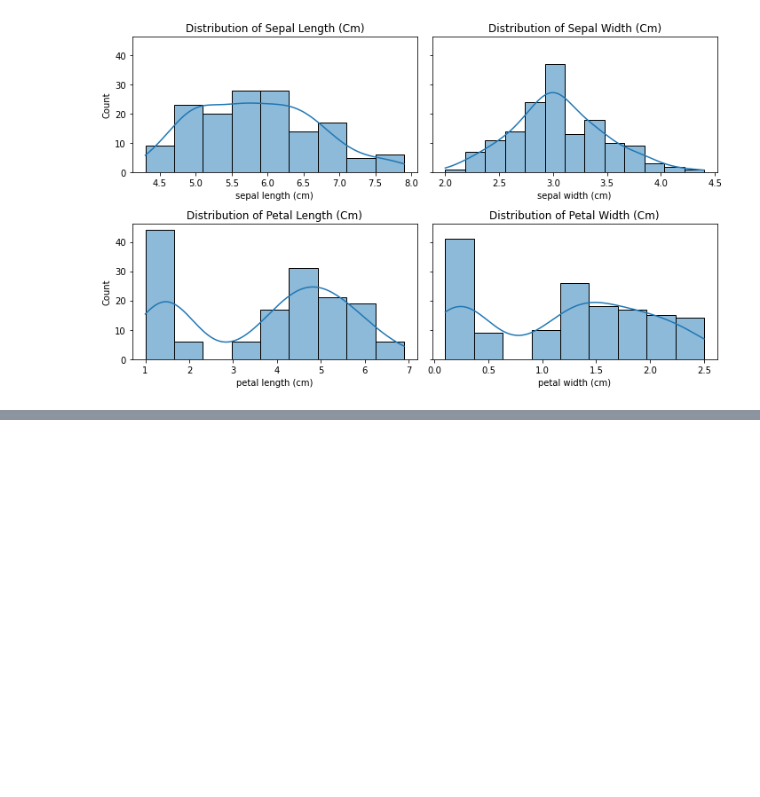
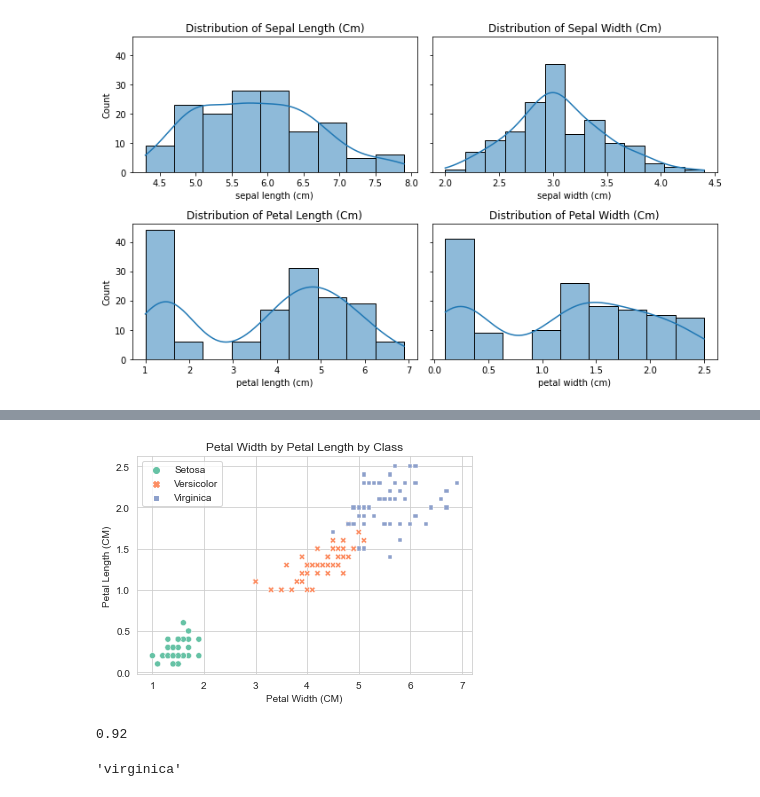
Before and after one commit to akaigraham/iris_classification, a Jupyter notebook: iris.ipynb, the cells around one changed output, grey strips where cells are left out. Cells and saved outputs as stored; diff of their text form; code cells hidden in the pictures; blank space fills up the shorter version.

```diff
--- a/iris.ipynb
+++ b/iris.ipynb
@@ -54,0 +58,12 @@ plt.legend()
+# %%
+# repeat this plot for petal length and width
+sns.set_style('whitegrid')
+g  = sns.scatterplot(x='petal length (cm)', y='petal width (cm)',
+                     data=temp, hue='species', style='species', palette='Set2')
+plt.legend()
+plt.xlabel('Petal Width (CM)')
+plt.ylabel('Petal Length (CM)')
+plt.title('Petal Width by Petal Length by Class')
+plt.show()
+# %% [output]
+[figure, added]
@@ -54,0 +82,11 @@ plt.legend()
+# %%
+from sklearn.neighbors import KNeighborsClassifier
+
+clf = KNeighborsClassifier()
+clf.fit(X_train_scaled, y_train)
+predictions = clf.predict(X_test_scaled)
+
+from sklearn.metrics import accuracy_score
+print(accuracy_score(y_test, predictions))
+# %% [output]
+0.92
@@ -54,0 +98,4 @@ plt.legend()
+# %%
+score([0,4,4,0])
+# %% [output]
+'virginica'
```
Also changed, not shown: parts of 6 cells of this notebook, 1 other file.
